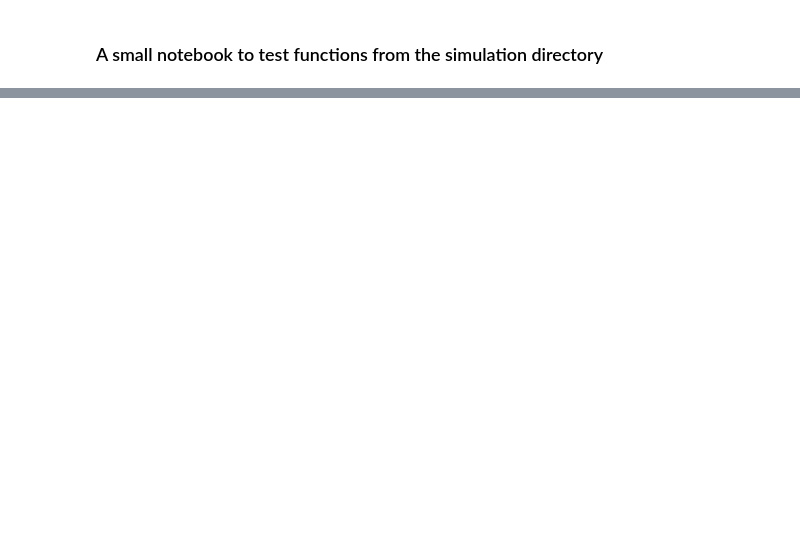
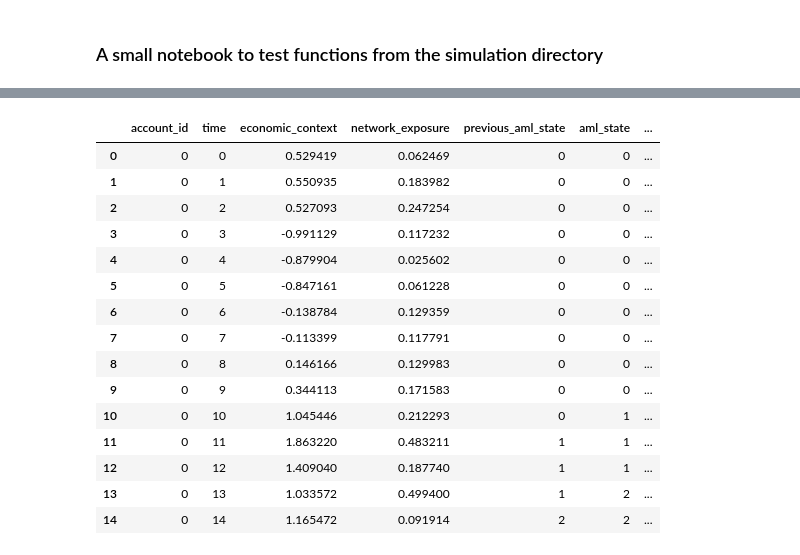
Before and after one commit to juananmonte/aml-working-paper, a Jupyter notebook: aml_working_paper/simulation/simulation_tests.ipynb, the cells around one changed output, grey strips where cells are left out. Cells and saved outputs as stored; diff of their text form; code cells hidden in the pictures; blank space fills up the shorter version.

Commit message:
finished simulation accounts and started EDA

```diff
--- a/aml_working_paper/simulation/simulation_tests.ipynb
+++ b/aml_working_paper/simulation/simulation_tests.ipynb
@@ -493,0 +469,6 @@ Name: network_exposure, dtype: float64
+# %%
+panel = simulate_accounts(
+    n_accounts=5,
+    periods=20,
+    seed=42,
+)
@@ -493,0 +491,19 @@ Name: network_exposure, dtype: float64
+# %%
+panel.head(15)
+# %% [output]
+|  | account_id | time | economic_context | network_exposure | previous_aml_state | aml_state | ... |
+| 0 | 0 | 0 | 0.529419 | 0.062469 | 0 | 0 | ... |
+| 1 | 0 | 1 | 0.550935 | 0.183982 | 0 | 0 | ... |
+| 2 | 0 | 2 | 0.527093 | 0.247254 | 0 | 0 | ... |
+| 3 | 0 | 3 | -0.991129 | 0.117232 | 0 | 0 | ... |
+| 4 | 0 | 4 | -0.879904 | 0.025602 | 0 | 0 | ... |
+| 5 | 0 | 5 | -0.847161 | 0.061228 | 0 | 0 | ... |
+| 6 | 0 | 6 | -0.138784 | 0.129359 | 0 | 0 | ... |
+| 7 | 0 | 7 | -0.113399 | 0.117791 | 0 | 0 | ... |
+| 8 | 0 | 8 | 0.146166 | 0.129983 | 0 | 0 | ... |
+| 9 | 0 | 9 | 0.344113 | 0.171583 | 0 | 0 | ... |
+| 10 | 0 | 10 | 1.045446 | 0.212293 | 0 | 1 | ... |
+| 11 | 0 | 11 | 1.863220 | 0.483211 | 1 | 1 | ... |
+| 12 | 0 | 12 | 1.409040 | 0.187740 | 1 | 1 | ... |
+| 13 | 0 | 13 | 1.033572 | 0.499400 | 1 | 2 | ... |
+| 14 | 0 | 14 | 1.165472 | 0.091914 | 2 | 2 | ... |
```
Also changed, not shown: parts of 31 cells of this notebook, 5 other files.
